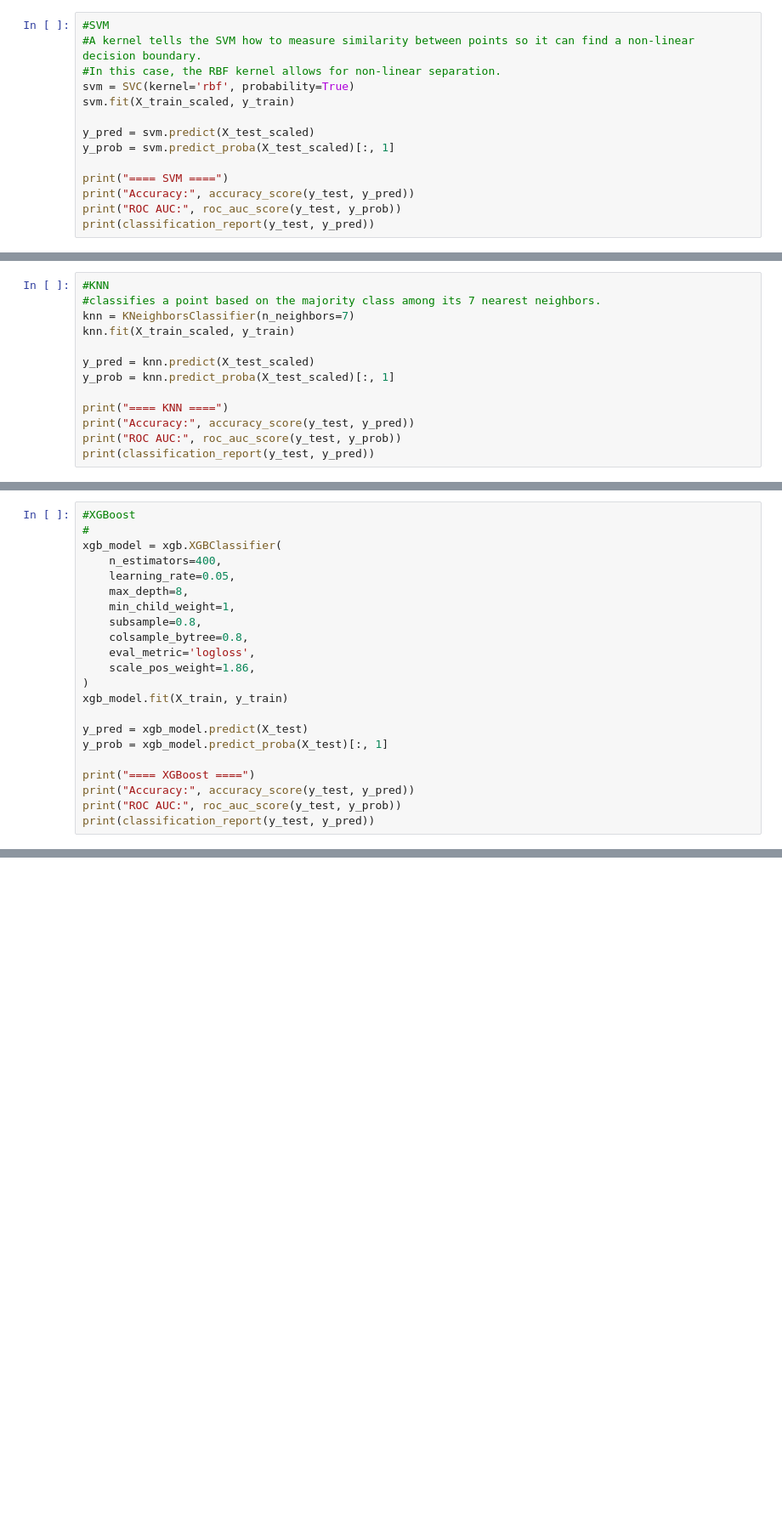
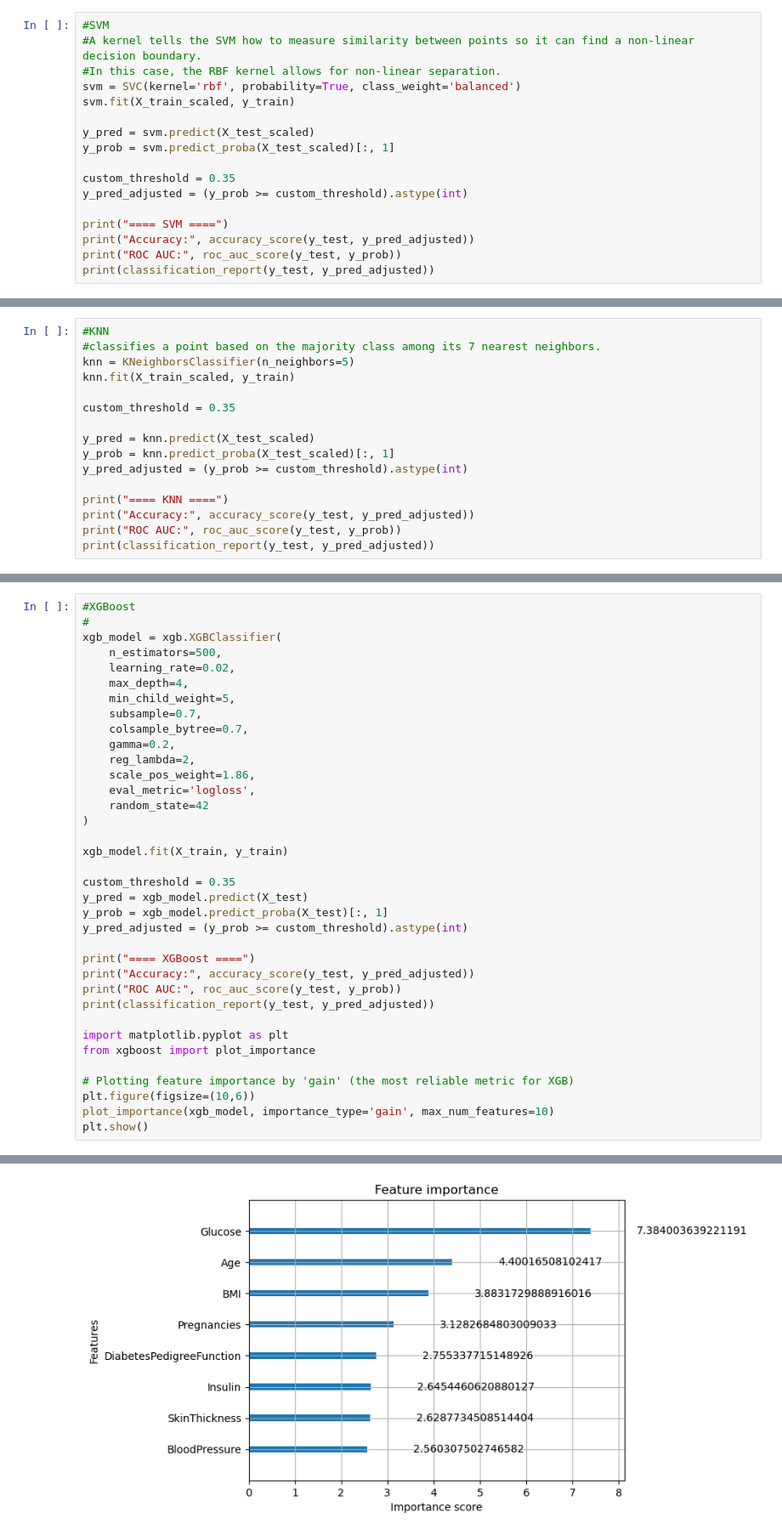
Before and after one commit to NTTpilot/Gestational-Diabetes-Detection-AI, a Jupyter notebook: main.ipynb, the cells around one changed output, grey strips where cells are left out. Shown at 85% size. Drawn from its saved outputs; the diff is of its cells as text; blank space fills up the shorter version.

```diff
--- a/main.ipynb
+++ b/main.ipynb
@@ -140,15 +141,18 @@ weighted avg       0.80      0.79      0.79       231
 #SVM
 #A kernel tells the SVM how to measure similarity between points so it can find a non-linear decision boundary.
 #In this case, the RBF kernel allows for non-linear separation.
-svm = SVC(kernel='rbf', probability=True)
+svm = SVC(kernel='rbf', probability=True, class_weight='balanced')
 svm.fit(X_train_scaled, y_train)
 
 y_pred = svm.predict(X_test_scaled)
 y_prob = svm.predict_proba(X_test_scaled)[:, 1]
 
+custom_threshold = 0.35
+y_pred_adjusted = (y_prob >= custom_threshold).astype(int)
+
 print("==== SVM ====")
-print("Accuracy:", accuracy_score(y_test, y_pred))
+print("Accuracy:", accuracy_score(y_test, y_pred_adjusted))
 print("ROC AUC:", roc_auc_score(y_test, y_prob))
-print(classification_report(y_test, y_pred))
+print(classification_report(y_test, y_pred_adjusted))
 # %% [output]
 ==== SVM ====
@@ -165,15 +169,18 @@ weighted avg       0.73      0.74      0.73       231
 # %%
 #KNN
 #classifies a point based on the majority class among its 7 nearest neighbors.
-knn = KNeighborsClassifier(n_neighbors=7)
+knn = KNeighborsClassifier(n_neighbors=5)
 knn.fit(X_train_scaled, y_train)
+
+custom_threshold = 0.35
 
 y_pred = knn.predict(X_test_scaled)
 y_prob = knn.predict_proba(X_test_scaled)[:, 1]
+y_pred_adjusted = (y_prob >= custom_threshold).astype(int)
 
 print("==== KNN ====")
-print("Accuracy:", accuracy_score(y_test, y_pred))
+print("Accuracy:", accuracy_score(y_test, y_pred_adjusted))
 print("ROC AUC:", roc_auc_score(y_test, y_prob))
-print(classification_report(y_test, y_pred))
+print(classification_report(y_test, y_pred_adjusted))
 # %% [output]
 ==== KNN ====
@@ -191,23 +198,37 @@ weighted avg       0.75      0.76      0.75       231
 #XGBoost
 #
 xgb_model = xgb.XGBClassifier(
-    n_estimators=400,
-    learning_rate=0.05,
-    max_depth=8,
-    min_child_weight=1,
-    subsample=0.8,
-    colsample_bytree=0.8,
+    n_estimators=500,
+    learning_rate=0.02,
+    max_depth=4,
+    min_child_weight=5,
+    subsample=0.7,
+    colsample_bytree=0.7,
+    gamma=0.2,
+    reg_lambda=2,
+    scale_pos_weight=1.86,
     eval_metric='logloss',
-    scale_pos_weight=1.86,
+    random_state=42
 )
+
 xgb_model.fit(X_train, y_train)
 
+custom_threshold = 0.35
 y_pred = xgb_model.predict(X_test)
 y_prob = xgb_model.predict_proba(X_test)[:, 1]
+y_pred_adjusted = (y_prob >= custom_threshold).astype(int)
 
 print("==== XGBoost ====")
-print("Accuracy:", accuracy_score(y_test, y_pred))
+print("Accuracy:", accuracy_score(y_test, y_pred_adjusted))
 print("ROC AUC:", roc_auc_score(y_test, y_prob))
-print(classification_report(y_test, y_pred))
+print(classification_report(y_test, y_pred_adjusted))
+
+import matplotlib.pyplot as plt
+from xgboost import plot_importance
+
+# Plotting feature importance by 'gain' (the most reliable metric for XGB)
+plt.figure(figsize=(10,6))
+plot_importance(xgb_model, importance_type='gain', max_num_features=10)
+plt.show()
 # %% [output]
 ==== XGBoost ====
@@ -224,3 +246,4 @@ weighted avg       0.75      0.74      0.74       231
+[figure, added]
 # %%
 plt.figure(figsize=(10, 7))
 
```
Also changed, not shown: parts of 5 cells of this notebook, 1 other file.
